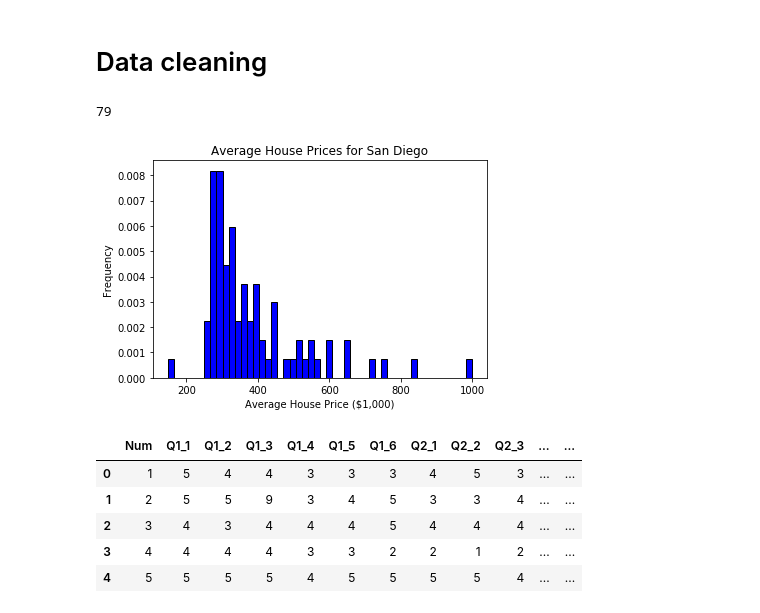
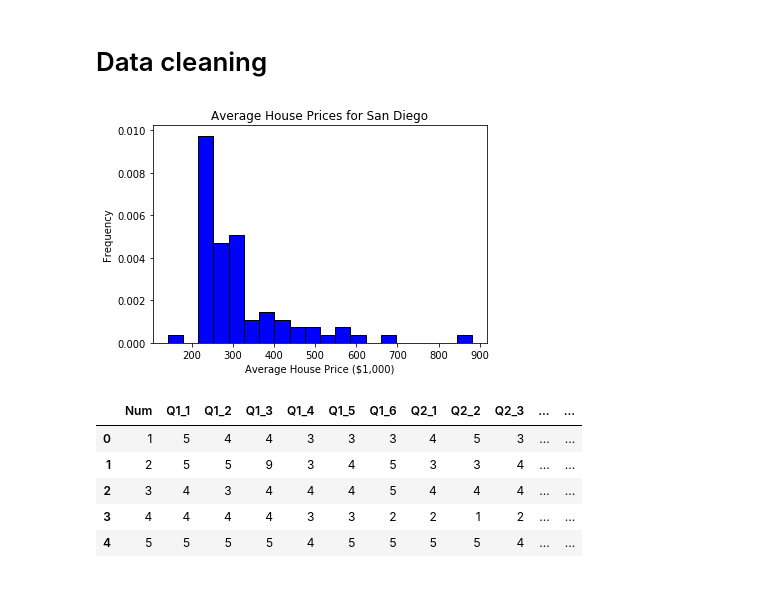
Before and after one commit to maggietsui/Final_Project_COGS108, a Jupyter notebook: Maggie.ipynb, the cells around one changed output. Cells and saved outputs as stored; diff of their text form; code cells hidden in the pictures.

```diff
--- a/Maggie.ipynb
+++ b/Maggie.ipynb
@@ -16,21 +16,19 @@ from scipy.stats import ttest_ind, chisquare, normaltest
 avg_house_prices = pd.read_csv('https://query.data.world/s/4YkmYcRnpcRqTmJ9qWn5KRALu157jX')
 avg_house_prices = avg_house_prices[avg_house_prices['CountyName'] == 'San Diego']
 
-#Extract zipcode, city, 2017-09 column
-avg_house_prices = avg_house_prices[['RegionName', 'City', '2017-09']]
-len(avg_house_prices)
+#Extract zipcode, city, 2015-01 column
+avg_house_prices = avg_house_prices[['RegionName', 'City', '2015-01']]
+avg_house_prices.dropna(inplace=True)
-# %% [output]
-79
 # %%
 #Plot histogram of avg house prices
-histogram = plt.hist(avg_house_prices['2017-09'], 50, edgecolor='black', facecolor='blue',normed=1)
+histogram = plt.hist(avg_house_prices['2015-01'], 20, edgecolor='black', facecolor='blue',normed=1)
 plt.xlabel('Average House Price ($1,000)')
 plt.ylabel('Frequency')
 plt.title('Average House Prices for San Diego')
 
 f1 = plt.gcf()
 # %% [output]
-[figure, old version]
+[figure, new version]
 # %%
 #Original df
 df = pd.read_csv("resident_survey_weighted_datasd.csv")
```
Also changed, not shown: parts of 12 cells of this notebook.
